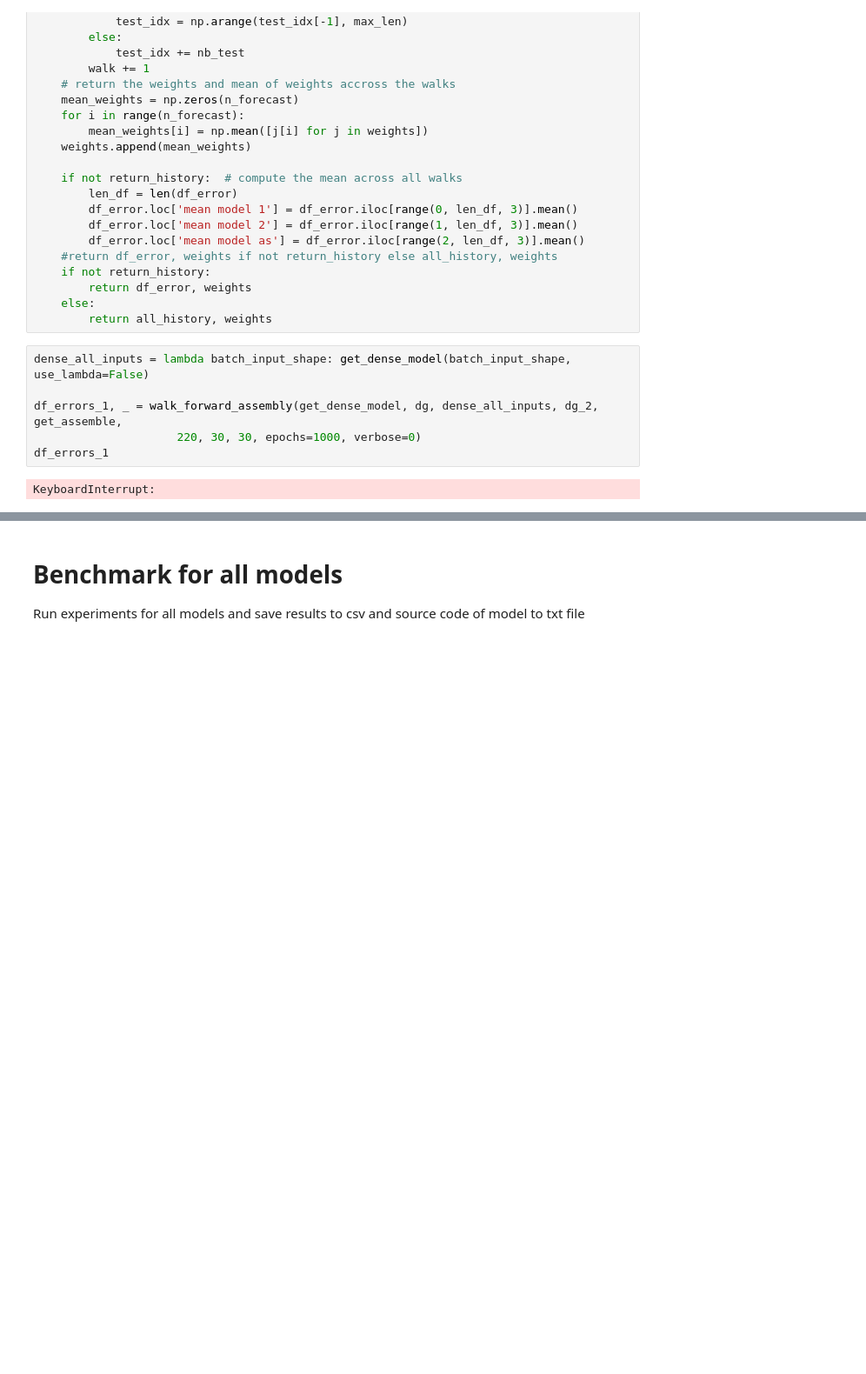
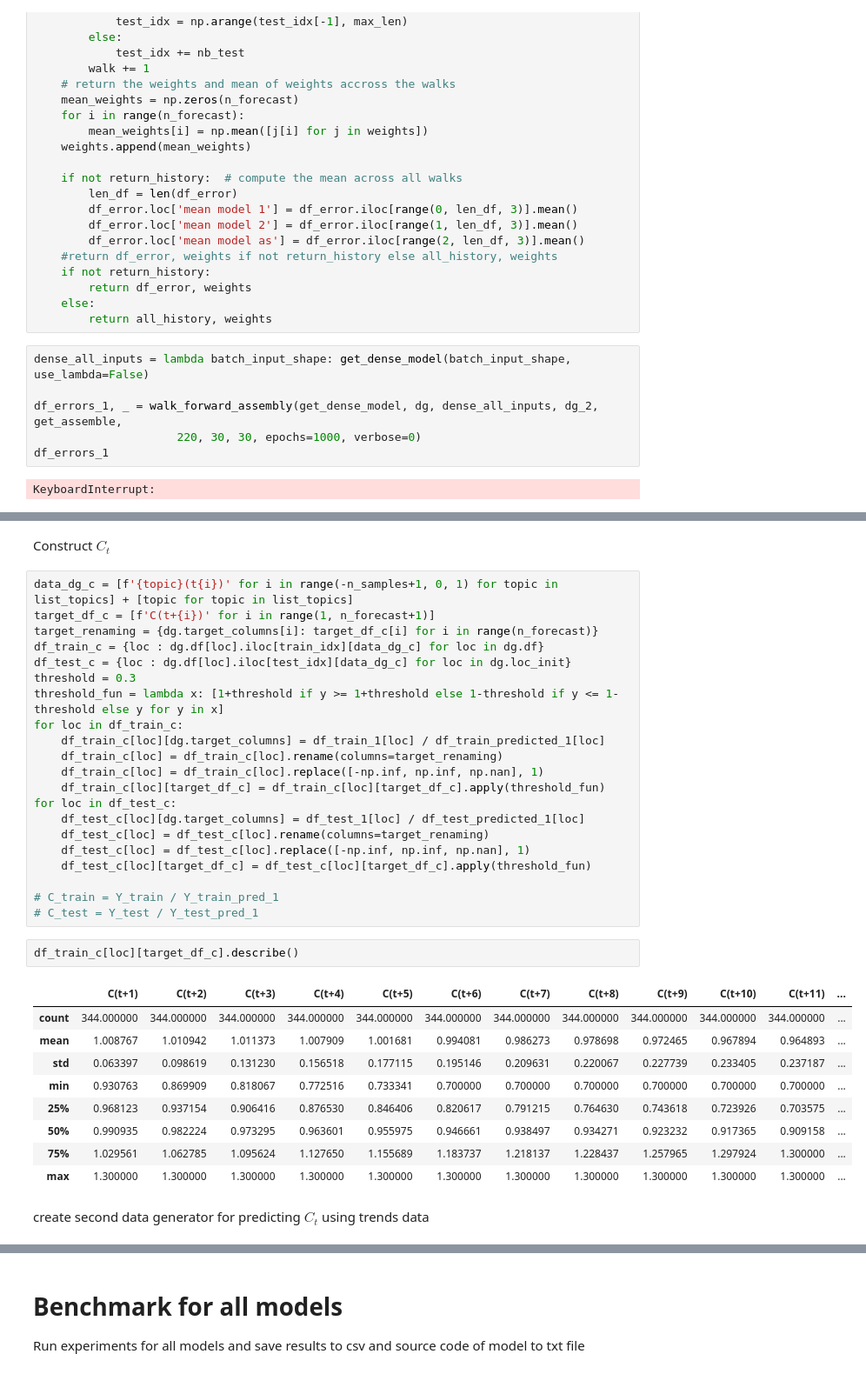
Before and after one commit to gerardmargaux/CovidThesis, a Jupyter notebook: src/LSTM-GPU.ipynb, the cells around one changed output, grey strips where cells are left out. Shown at 87% size. Saved outputs shown, nothing was run; the diff lists cells and outputs as text; blank space fills up the shorter version.

```diff
--- a/src/LSTM-GPU.ipynb
+++ b/src/LSTM-GPU.ipynb
@@ -1475,0 +1537,37 @@ KeyboardInterrupt:
+# %% [markdown]
+Construct $C_t$
+# %%
+data_dg_c = [f'{topic}(t{i})' for i in range(-n_samples+1, 0, 1) for topic in list_topics] + [topic for topic in list_topics]
+target_df_c = [f'C(t+{i})' for i in range(1, n_forecast+1)]
+target_renaming = {dg.target_columns[i]: target_df_c[i] for i in range(n_forecast)}
+df_train_c = {loc : dg.df[loc].iloc[train_idx][data_dg_c] for loc in dg.df}
+df_test_c = {loc : dg.df[loc].iloc[test_idx][data_dg_c] for loc in dg.loc_init}
+threshold = 0.3
+threshold_fun = lambda x: [1+threshold if y >= 1+threshold else 1-threshold if y <= 1-threshold else y for y in x]
+for loc in df_train_c:
+    df_train_c[loc][dg.target_columns] = df_train_1[loc] / df_train_predicted_1[loc]
+    df_train_c[loc] = df_train_c[loc].rename(columns=target_renaming)
+    df_train_c[loc] = df_train_c[loc].replace([-np.inf, np.inf, np.nan], 1)
+    df_train_c[loc][target_df_c] = df_train_c[loc][target_df_c].apply(threshold_fun)
+for loc in df_test_c:
+    df_test_c[loc][dg.target_columns] = df_test_1[loc] / df_test_predicted_1[loc]
+    df_test_c[loc] = df_test_c[loc].rename(columns=target_renaming)
+    df_test_c[loc] = df_test_c[loc].replace([-np.inf, np.inf, np.nan], 1)
+    df_test_c[loc][target_df_c] = df_test_c[loc][target_df_c].apply(threshold_fun)
+
+# C_train = Y_train / Y_train_pred_1
+# C_test = Y_test / Y_test_pred_1
+# %%
+df_train_c[loc][target_df_c].describe()
+# %% [output]
+|  | C(t+1) | C(t+2) | C(t+3) | C(t+4) | C(t+5) | C(t+6) | C(t+7) | C(t+8) | C(t+9) | C(t+10) | C(t+11) | ... |
+| count | 344.000000 | 344.000000 | 344.000000 | 344.000000 | 344.000000 | 344.000000 | 344.000000 | 344.000000 | 344.000000 | 344.000000 | 344.000000 | ... |
+| mean | 1.008767 | 1.010942 | 1.011373 | 1.007909 | 1.001681 | 0.994081 | 0.986273 | 0.978698 | 0.972465 | 0.967894 | 0.964893 | ... |
+| std | 0.063397 | 0.098619 | 0.131230 | 0.156518 | 0.177115 | 0.195146 | 0.209631 | 0.220067 | 0.227739 | 0.233405 | 0.237187 | ... |
+| min | 0.930763 | 0.869909 | 0.818067 | 0.772516 | 0.733341 | 0.700000 | 0.700000 | 0.700000 | 0.700000 | 0.700000 | 0.700000 | ... |
+| 25% | 0.968123 | 0.937154 | 0.906416 | 0.876530 | 0.846406 | 0.820617 | 0.791215 | 0.764630 | 0.743618 | 0.723926 | 0.703575 | ... |
+| 50% | 0.990935 | 0.982224 | 0.973295 | 0.963601 | 0.955975 | 0.946661 | 0.938497 | 0.934271 | 0.923232 | 0.917365 | 0.909158 | ... |
+| 75% | 1.029561 | 1.062785 | 1.095624 | 1.127650 | 1.155689 | 1.183737 | 1.218137 | 1.228437 | 1.257965 | 1.297924 | 1.300000 | ... |
+| max | 1.300000 | 1.300000 | 1.300000 | 1.300000 | 1.300000 | 1.300000 | 1.300000 | 1.300000 | 1.300000 | 1.300000 | 1.300000 | ... |
+# %% [markdown]
+create second data generator for predicting $C_t$ using trends data
```
Also changed, not shown: parts of 17 cells of this notebook.
